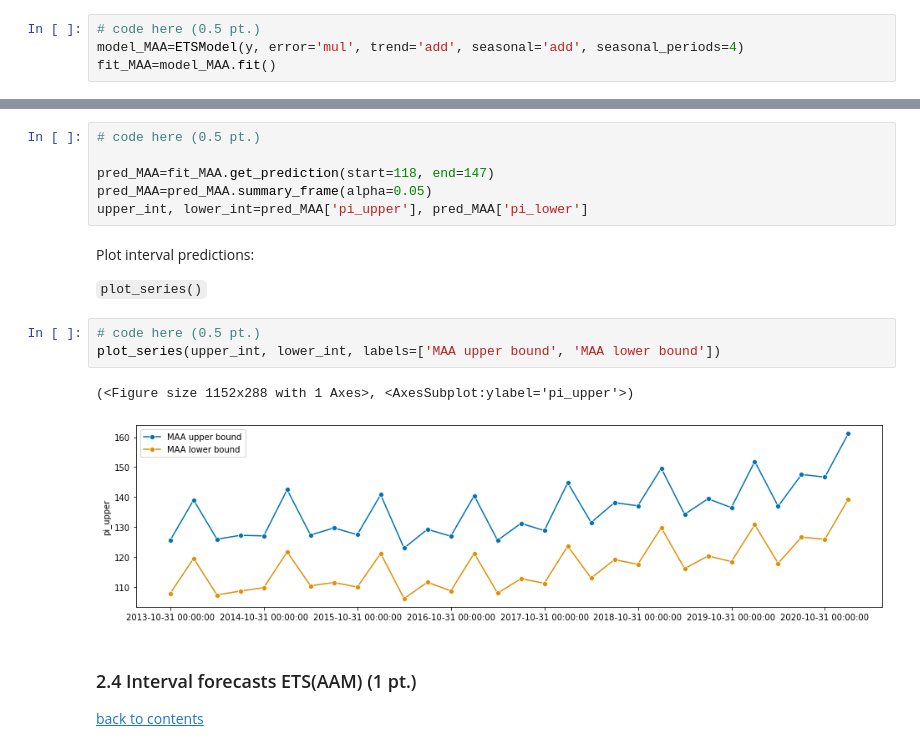
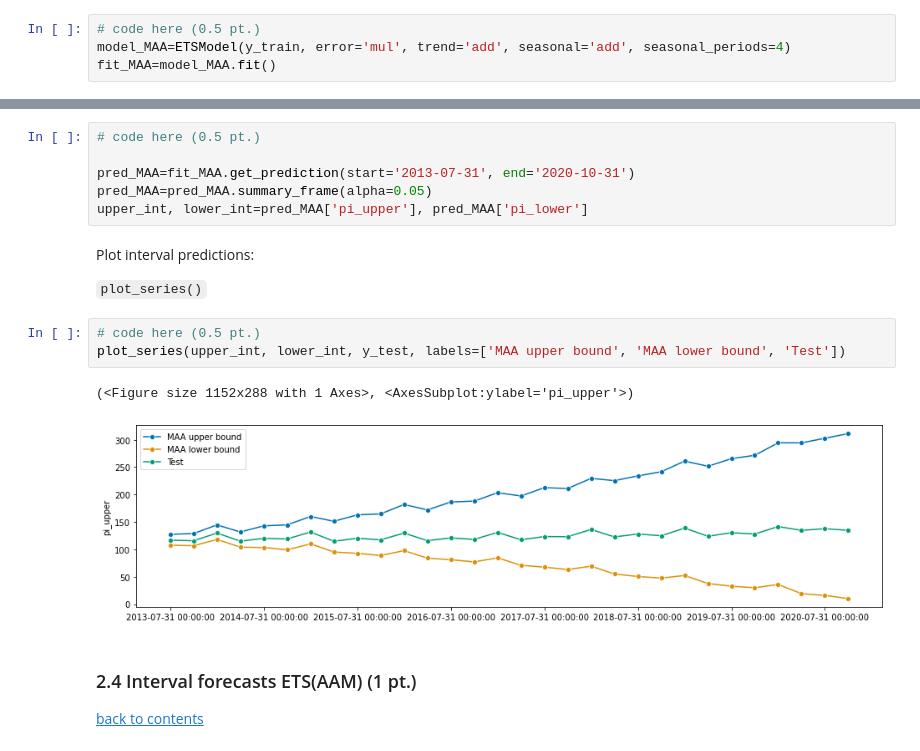
Before and after one commit to hse-tssp/time-series-ha-01-Haarth, a Jupyter notebook: HA1_BITSA_Victor_Kyrchanov.ipynb, the cells around one changed output, grey strips where cells are left out. Cells and saved outputs as stored; diff of their text form.

````diff
--- a/HA1_BITSA_Victor_Kyrchanov.ipynb
+++ b/HA1_BITSA_Victor_Kyrchanov.ipynb
@@ -199,7 +199,7 @@
 ```fit_MAA=model_MAA.fit()```
 # %%
 # code here (0.5 pt.)
-model_MAA=ETSModel(y, error='mul', trend='add', seasonal='add', seasonal_periods=4)
+model_MAA=ETSModel(y_train, error='mul', trend='add', seasonal='add', seasonal_periods=4)
 fit_MAA=model_MAA.fit()
 # %% [markdown]
 Estimate ETS (AAM) with the same characteristics:
@@ -252,7 +252,7 @@
 # %%
 # code here (0.5 pt.)
 
-pred_MAA=fit_MAA.get_prediction(start=118, end=147)
+pred_MAA=fit_MAA.get_prediction(start='2013-07-31', end='2020-10-31')
 pred_MAA=pred_MAA.summary_frame(alpha=0.05)
 upper_int, lower_int=pred_MAA['pi_upper'], pred_MAA['pi_lower']
 # %% [markdown]
@@ -261,10 +261,10 @@ Plot interval predictions:
 ```plot_series()```
 # %%
 # code here (0.5 pt.)
-plot_series(upper_int, lower_int, labels=['MAA upper bound', 'MAA lower bound'])
+plot_series(upper_int, lower_int, y_test, labels=['MAA upper bound', 'MAA lower bound', 'Test'])
 # %% [output]
 (<Figure size 1152x288 with 1 Axes>, <AxesSubplot:ylabel='pi_upper'>)
-[figure, old version]
+[figure, new version]
 # %% [markdown]
 ### 2.4 Interval forecasts ETS(AAM) (1 pt.)
 [back to contents](#Contents)
````
Also changed, not shown: parts of 14 cells of this notebook.
